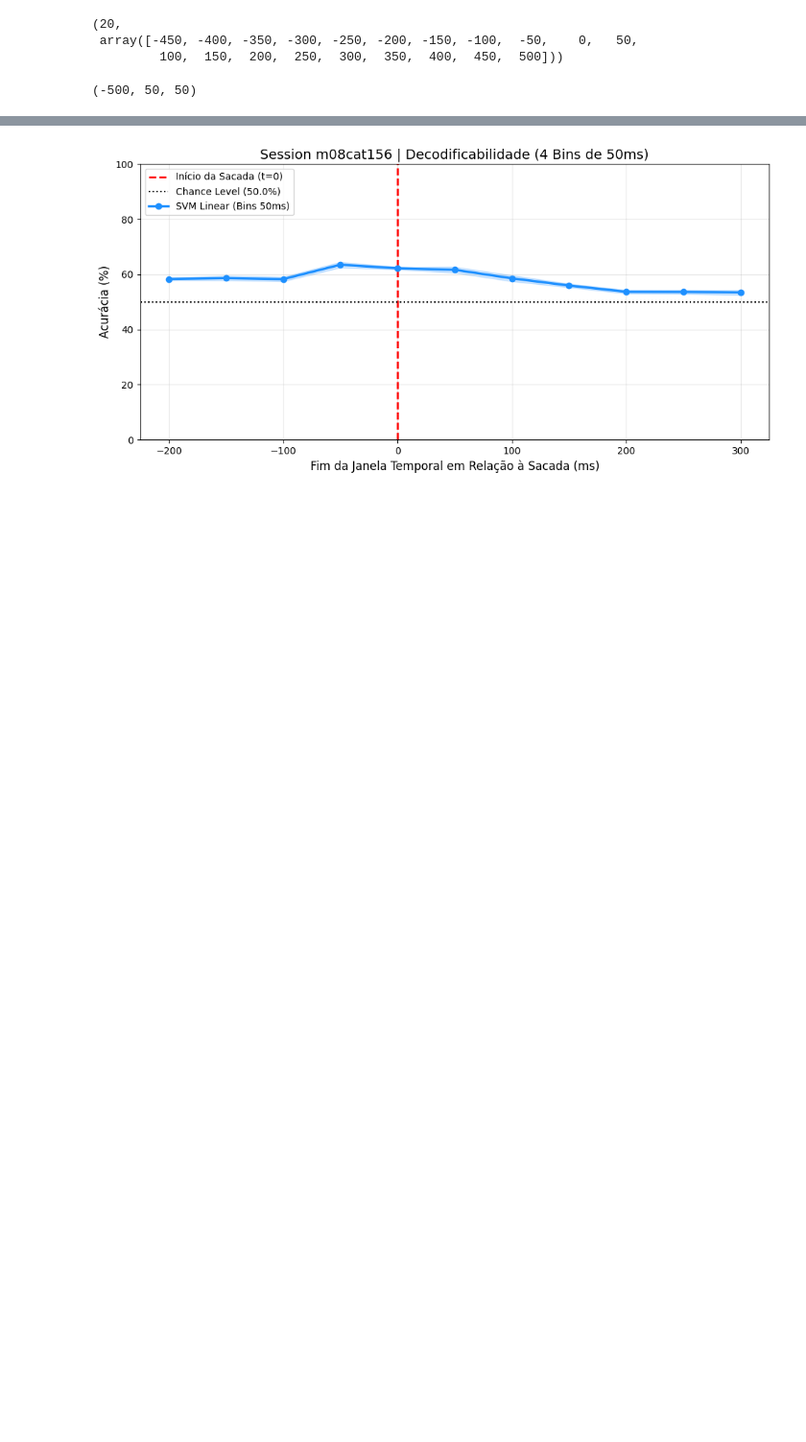
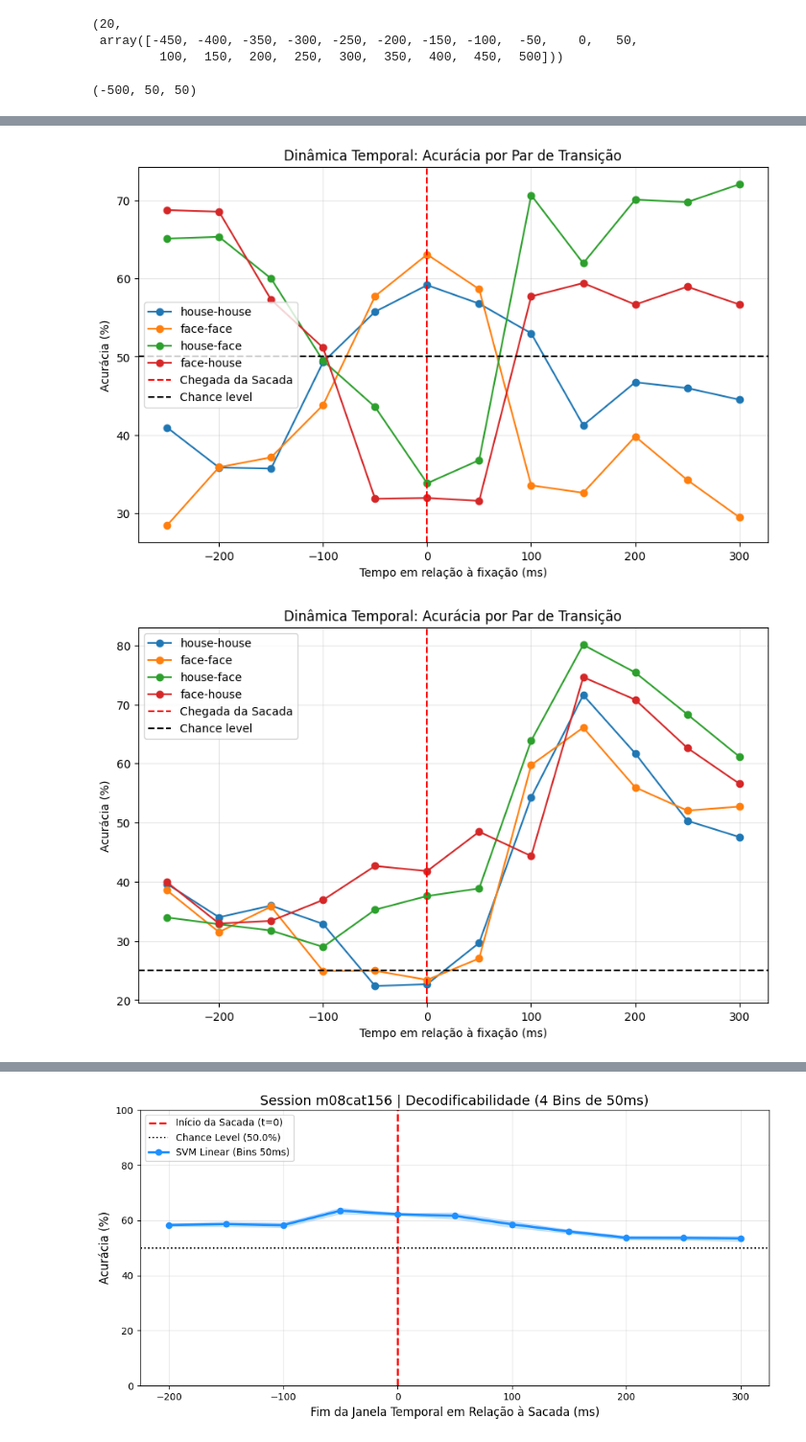
Before and after one commit to lucasdonaire/active-vision, a Jupyter notebook: organize_perif.ipynb, the cells around one changed output, grey strips where cells are left out. Shown at 96% size. Saved outputs shown, nothing was run; the diff lists cells and outputs as text; code cells hidden in the pictures; blank space fills up the shorter version.

```diff
--- a/organize_perif.ipynb
+++ b/organize_perif.ipynb
@@ -1079,0 +1164,11 @@ Bins selecionados para Tuning: [9]
+# %%
+res_category = run_temporal_decoding_generic(
+    df_run_model=df_run_model,
+    start_time=start_time,
+    # decoding_type='CHANGE_OF_CATEGORY',
+    decoding_type='CATEGORY',
+    bin_width=bin_width,
+    step=step,
+    # window_size_bins=4
+    window_size_bins=1
+)
@@ -1107,0 +1211,46 @@ plt.show()
+# %%
+
+# pares_para_plotar = ['house-house','face-face','hand-hand','flower-flower', 'house-face','face-house']
+pares_para_plotar = ['house-house','face-face', 'house-face','face-house']
+# pares_para_plotar = res_generic['mean_acc_transition'].keys()
+tempos = res_generic['window_ends']
+
+
+
+plt.figure(figsize=(10,6))
+
+for par in pares_para_plotar:
+    # if par in res_generic['mean_acc_transition']:
+    acc_temporal = res_generic['mean_acc_transition'][par]
+    plt.plot(tempos, acc_temporal, marker='o', label=par)
+
+plt.axvline(x=0, color='red', linestyle='--', label='Chegada da Sacada')
+plt.axhline(y=50, color='black', linestyle='--', label='Chance level')
+plt.ylabel('Acurácia (%)')
+plt.xlabel('Tempo em relação à fixação (ms)')
+plt.legend()
+plt.title('Dinâmica Temporal: Acurácia por Par de Transição')
+plt.grid(True, alpha=0.3)
+plt.show()
+
+
+
+# plt.figure(figsize=(20, 12))
+plt.figure(figsize=(10,6))
+
+for par in pares_para_plotar:
+    # if par in res_category['mean_acc_transition']:
+    acc_temporal = res_category['mean_acc_transition'][par]
+    plt.plot(tempos, acc_temporal, marker='o', label=par)
+
+plt.axvline(x=0, color='red', linestyle='--', label='Chegada da Sacada')
+plt.axhline(y=25, color='black', linestyle='--', label='Chance level')
+plt.ylabel('Acurácia (%)')
+plt.xlabel('Tempo em relação à fixação (ms)')
+plt.legend()
+plt.title('Dinâmica Temporal: Acurácia por Par de Transição')
+plt.grid(True, alpha=0.3)
+plt.show()
+# %% [output]
+[figure, added]
+[figure, added]
```
Also changed, not shown: parts of 16 cells of this notebook, 2 other files.
